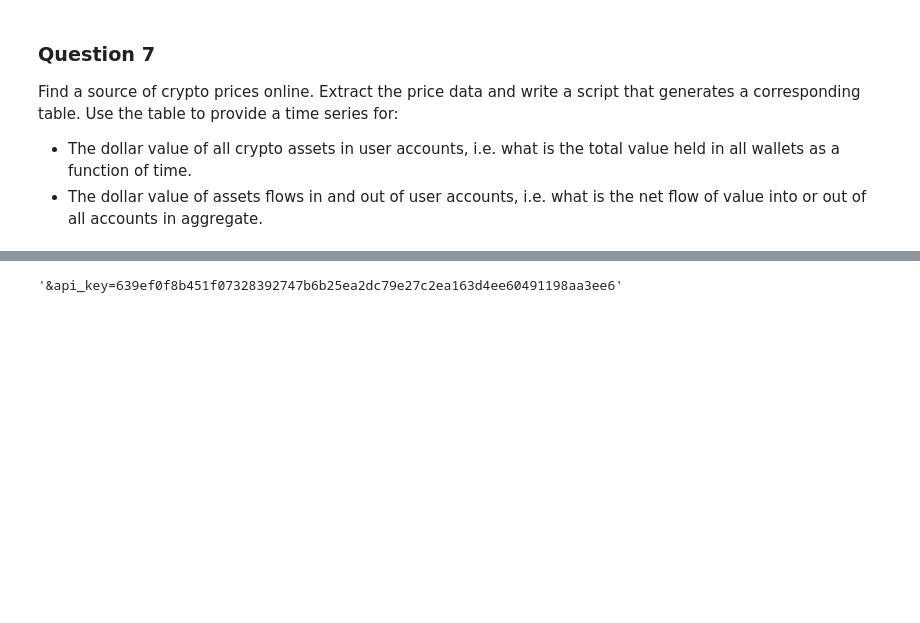
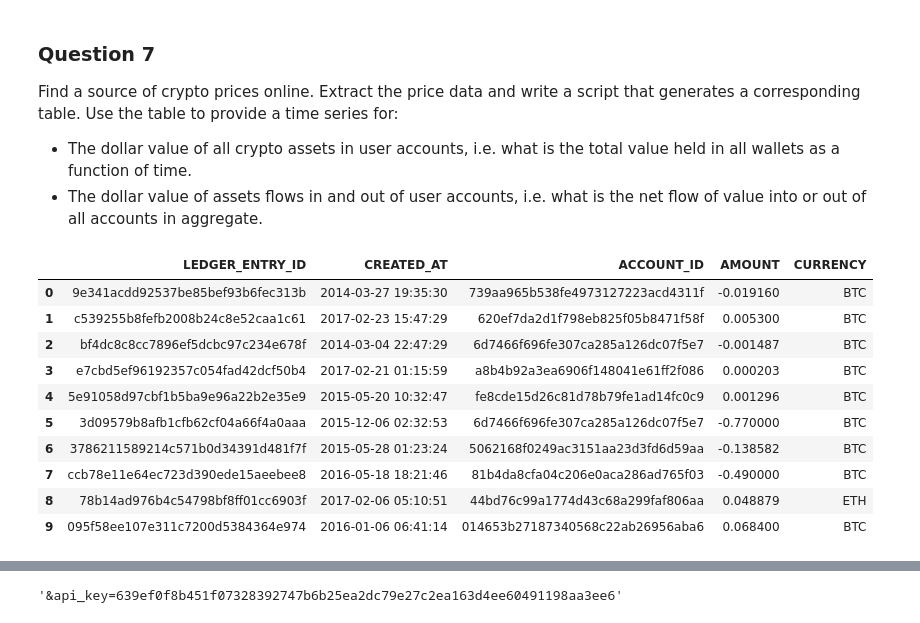
Before and after one commit to ycyuchengliu/coinbase_note, a Jupyter notebook: Coinbase_Data_HW.ipynb, the cells around one changed output, grey strips where cells are left out. Cells and saved outputs as stored; diff of their text form; code cells hidden in the pictures; blank space fills up the shorter version.

```diff
--- a/Coinbase_Data_HW.ipynb
+++ b/Coinbase_Data_HW.ipynb
@@ -598,3 +598,26 @@ Per the calculation above, the failure percentage is 0.2%.
 Find a source of crypto prices online. Extract the price data and write a script that generates a corresponding table. Use the table to provide a time series for:
 - The dollar value of all crypto assets in user accounts, i.e. what is the total value held in all wallets as a function of time.
 - The dollar value of assets flows in and out of user accounts, i.e. what is the net flow of value into or out of all accounts in aggregate.
+# %%
+q7_a_query = f"""
+            SELECT l.*, a.currency
+            FROM COINBASE.PUBLIC.LEDGER l
+            LEFT JOIN COINBASE.PUBLIC.ACCOUNTS a
+            ON l.account_id = a.account_id
+            WHERE a.account_type = 'CryptoAccount'
+"""
+
+df_ledger_full_table = get_sf_data(q7_a_query)
+df_ledger_full_table.head(10)
+# %% [output]
+|  | LEDGER_ENTRY_ID | CREATED_AT | ACCOUNT_ID | AMOUNT | CURRENCY |
+| 0 | 9e341acdd92537be85bef93b6fec313b | 2014-03-27 19:35:30 | 739aa965b538fe4973127223acd4311f | -0.019160 | BTC |
+| 1 | c539255b8fefb2008b24c8e52caa1c61 | 2017-02-23 15:47:29 | 620ef7da2d1f798eb825f05b8471f58f | 0.005300 | BTC |
+| 2 | bf4dc8c8cc7896ef5dcbc97c234e678f | 2014-03-04 22:47:29 | 6d7466f696fe307ca285a126dc07f5e7 | -0.001487 | BTC |
+| 3 | e7cbd5ef96192357c054fad42dcf50b4 | 2017-02-21 01:15:59 | a8b4b92a3ea6906f148041e61ff2f086 | 0.000203 | BTC |
+| 4 | 5e91058d97cbf1b5ba9e96a22b2e35e9 | 2015-05-20 10:32:47 | fe8cde15d26c81d78b79fe1ad14fc0c9 | 0.001296 | BTC |
+| 5 | 3d09579b8afb1cfb62cf04a66f4a0aaa | 2015-12-06 02:32:53 | 6d7466f696fe307ca285a126dc07f5e7 | -0.770000 | BTC |
+| 6 | 3786211589214c571b0d34391d481f7f | 2015-05-28 01:23:24 | 5062168f0249ac3151aa23d3fd6d59aa | -0.138582 | BTC |
+| 7 | ccb78e11e64ec723d390ede15aeebee8 | 2016-05-18 18:21:46 | 81b4da8cfa04c206e0aca286ad765f03 | -0.490000 | BTC |
+| 8 | 78b14ad976b4c54798bf8ff01cc6903f | 2017-02-06 05:10:51 | 44bd76c99a1774d43c68a299faf806aa | 0.048879 | ETH |
+| 9 | 095f58ee107e311c7200d5384364e974 | 2016-01-06 06:41:14 | 014653b27187340568c22ab26956aba6 | 0.068400 | BTC |
```
Also changed, not shown: parts of 2 cells of this notebook, 1 other file.
